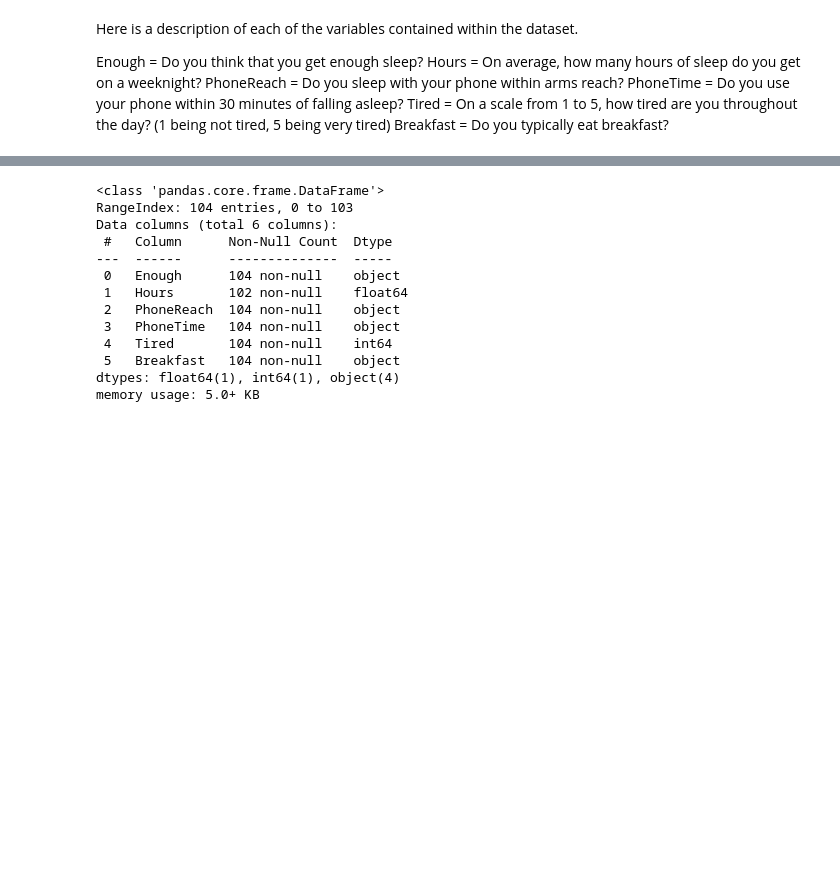
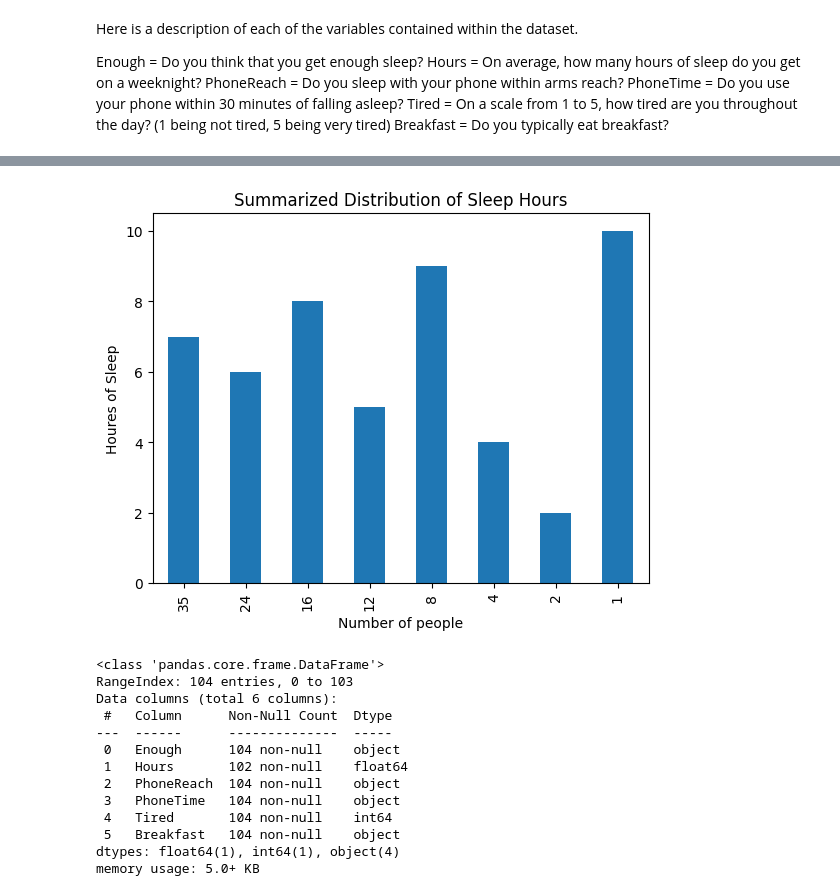
Before and after one commit to ElenaIurchenkoMatlas/sleepdata-smartphoneusage, a Jupyter notebook: SleepDataJupiter.ipynb, the cells around one changed output, grey strips where cells are left out. Saved outputs shown, nothing was run; the diff lists cells and outputs as text; code cells hidden in the pictures; blank space fills up the shorter version.

```diff
--- a/SleepDataJupiter.ipynb
+++ b/SleepDataJupiter.ipynb
@@ -28,3 +44,29 @@ Breakfast = Do you typically eat breakfast?
+# %%
+# Assuming 'hours_value_counts' is your Series
+# Convert the Series to a DataFrame
+# Extract the 'Hours' column
+sleeping_hours = sleep_data['Hours']
+
+# Reset the index of the Series
+sleeping_hours_reseted = sleeping_hours.reset_index()
+
+# Rename the columns for clarity
+sleeping_hours_reseted.columns = ['Index', 'Hours']
+
+# Group by the 'Hours' and count the occurrences
+grouped_sleep_data = sleeping_hours_reseted.groupby('Hours').count().reset_index()
+
+# Sort the DataFrame by 'Hours' in descending order
+grouped_sleep_data = grouped_sleep_data.sort_values(by='Index', ascending=False)
+
+# Plotting the grouped data
+grouped_sleep_data.plot(kind='bar', x='Index', y='Hours', legend=False)
+plt.xlabel('Number of people')
+plt.ylabel('Houres of Sleep')
+plt.title('Summarized Distribution of Sleep Hours')
+plt.show()
+# %% [output]
+[figure, added]
 # %%
 sleep_data.info()
 # %% [output]
```
Also changed, not shown: parts of 13 cells of this notebook.
